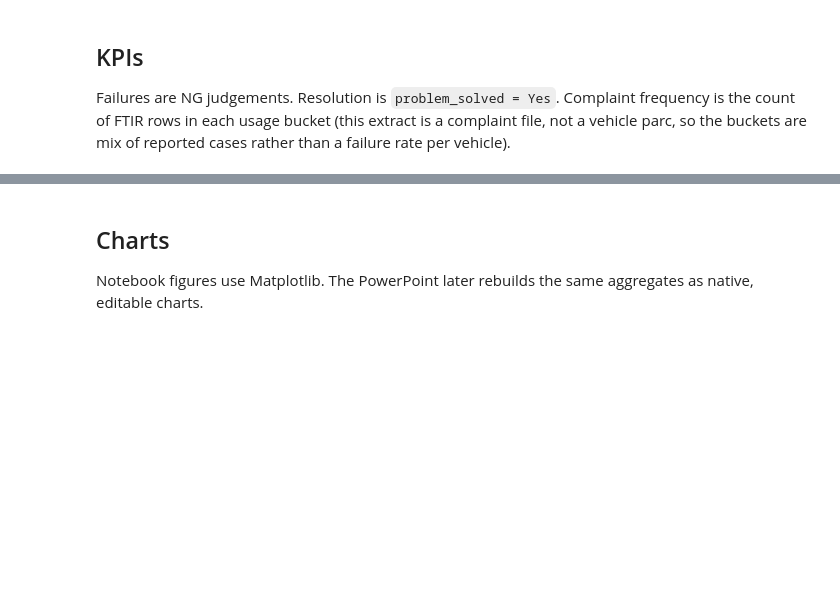
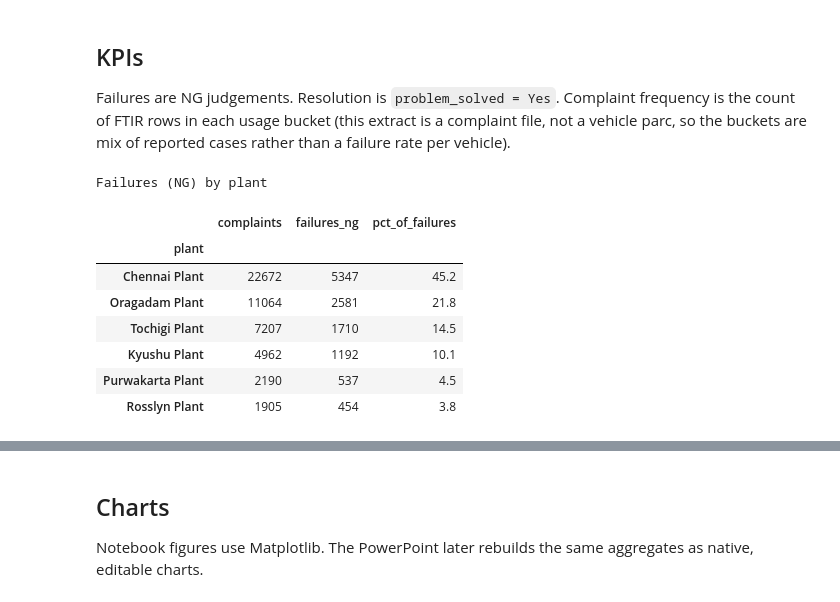
Before and after one commit to jeet-yadav27/ppt_automation, a Jupyter notebook: ftir_kpi_report.ipynb, the cells around one changed output, grey strips where cells are left out. Saved outputs shown, nothing was run; the diff lists cells and outputs as text; code cells hidden in the pictures; blank space fills up the shorter version.

```diff
--- a/ftir_kpi_report.ipynb
+++ b/ftir_kpi_report.ipynb
@@ -258,7 +268,7 @@ late = df.loc[df["months_used"] > 12, "is_resolved"]
 action_mask = df["c_measure"] != "No action - within spec"
 
 top_plant = plant_kpi.index[0]
-top_rank_row = rank_kpi.sort_values("complaints", ascending=False).iloc[0]
+top_rank_row = rank_kpi.iloc[0]
 
 kpi = {
     "n": n,
@@ -272,33 +282,43 @@ kpi = {
     "share_le_10k": float((df["using_km_int"] <= 10000).mean()),
     "share_gt_20k": float((df["using_km_int"] > 20000).mean()),
     "top_usage_bucket": usage_kpi.iloc[0]["usage_bucket"],
     "top_usage_share": float(usage_kpi.iloc[0]["pct_of_complaints"]),
     "resolution_rate": float(df["is_resolved"].mean()),
     "resolution_0_12": float(early.mean()),
     "resolution_13_plus": float(late.mean()),
     "n_0_12": int(early.shape[0]),
     "n_13_plus": int(late.shape[0]),
     "top_rank": str(top_rank_row["rank"]),
     "top_rank_share": float(top_rank_row["pct"]),
     "rank_shares": {str(r): float(p) for r, p in zip(rank_kpi["rank"], rank_kpi["pct"])},
     "top_sales_dealer": sales_counts.index[0],
     "top_sales_count": int(sales_counts.iloc[0]),
     "top_service_dealer": service_counts.index[0],
     "top_service_count": int(service_counts.iloc[0]),
     "same_dealer_share": float((df["sales_dealer"] == df["service_dealer"]).mean()),
     "action_rate": float(action_mask.mean()),
     "action_solved": float(df.loc[action_mask, "is_resolved"].mean()),
     "no_action_solved": float(df.loc[~action_mask, "is_resolved"].mean()) if (~action_mask).any() else float("nan"),
     "solved_rate": float(df["is_resolved"].mean()),
     "avg_lag": float(lag.mean()),
     "median_lag": float(lag.median()),
     "n_lag": int(lag.shape[0]),
 }
 
 print("Failures (NG) by plant")
 display_plant = plant_kpi.copy()
 display_plant["pct_of_failures"] = (display_plant["pct_of_failures"] * 100).round(1)
 display_plant
+# %% [output]
+Failures (NG) by plant
+|  | complaints | failures_ng | pct_of_failures |
+| plant |  |  |  |
+| Chennai Plant | 22672 | 5347 | 45.2 |
+| Oragadam Plant | 11064 | 2581 | 21.8 |
+| Tochigi Plant | 7207 | 1710 | 14.5 |
+| Kyushu Plant | 4962 | 1192 | 10.1 |
+| Purwakarta Plant | 2190 | 537 | 4.5 |
+| Rosslyn Plant | 1905 | 454 | 3.8 |
 # %%
 print("Complaint frequency by usage bucket")
 usage_view = usage_kpi.copy()
```
Also changed, not shown: parts of 9 cells of this notebook.
